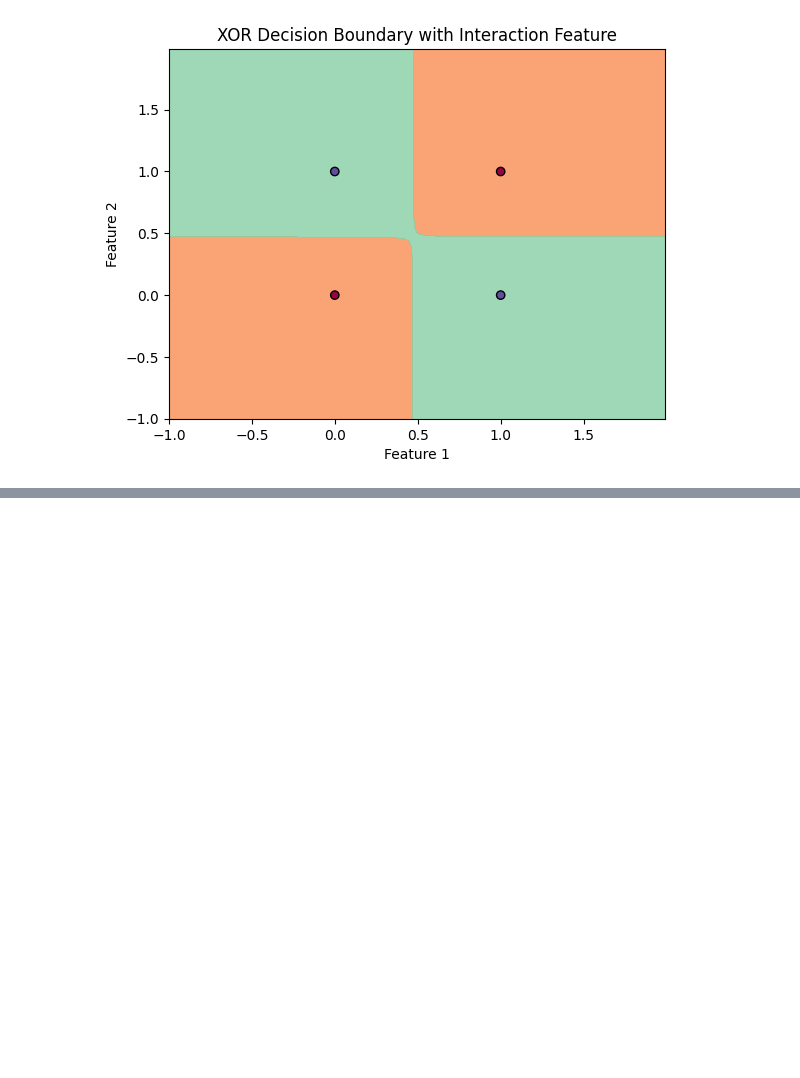
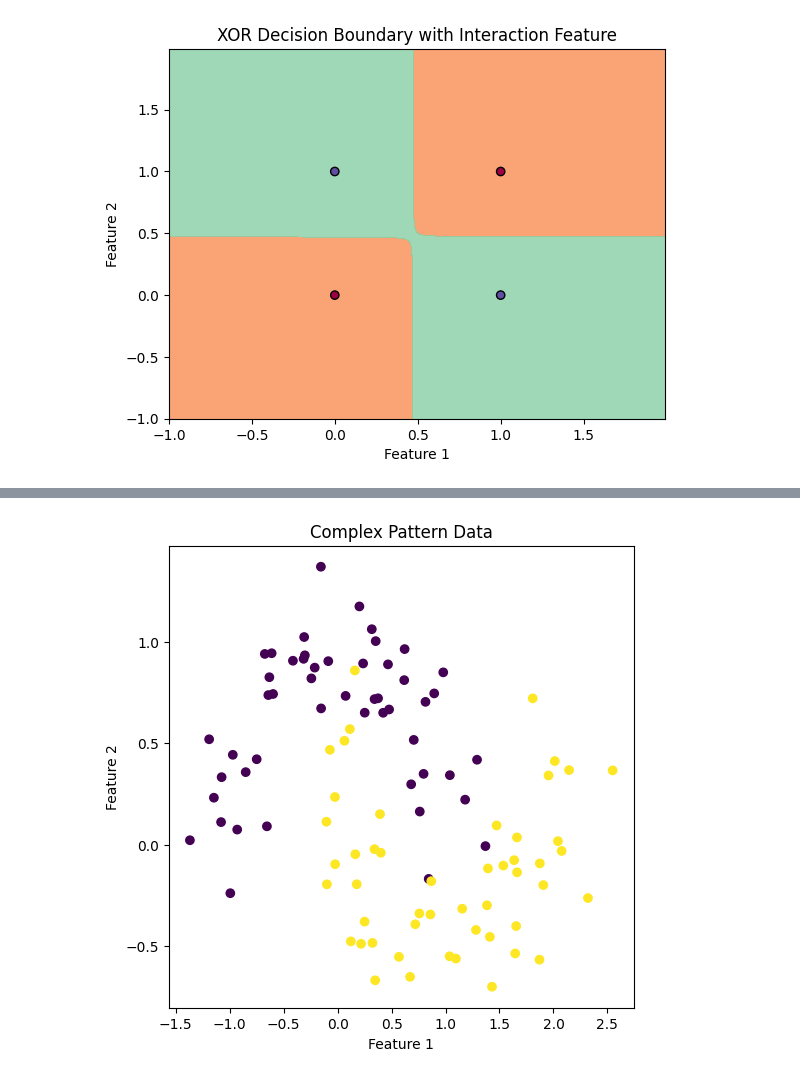
Before and after one commit to jittapat-idea/Machine-Learning-class67, a Jupyter notebook: HW05/ข้อ1/ข้อ1.ipynb, the cells around one changed output, grey strips where cells are left out. Saved outputs shown, nothing was run; the diff lists cells and outputs as text; code cells hidden in the pictures; blank space fills up the shorter version.

```diff
--- a/HW05/ข้อ1/ข้อ1.ipynb
+++ b/HW05/ข้อ1/ข้อ1.ipynb
@@ -220,0 +293,16 @@ Iteration 9000: Loss = 0.029560291060259924
+# %%
+from sklearn.datasets import make_moons
+
+# สร้างข้อมูลลักษณะคล้ายรูปพระจันทร์ (สองจุดโค้ง)
+X_complex, y_complex = make_moons(n_samples=100, noise=0.2, random_state=42)
+y_complex = y_complex.reshape(-1, 1)  # ปรับรูปร่างให้เป็น (100, 1)
+
+# พล็อตข้อมูล
+plt.figure(figsize=(6, 6))
+plt.scatter(X_complex[:, 0], X_complex[:, 1], c=y_complex.ravel())
+plt.title("Complex Pattern Data")
+plt.xlabel("Feature 1")
+plt.ylabel("Feature 2")
+plt.show()
+# %% [output]
+[figure, added]
```
Also changed, not shown: parts of 17 cells of this notebook.
